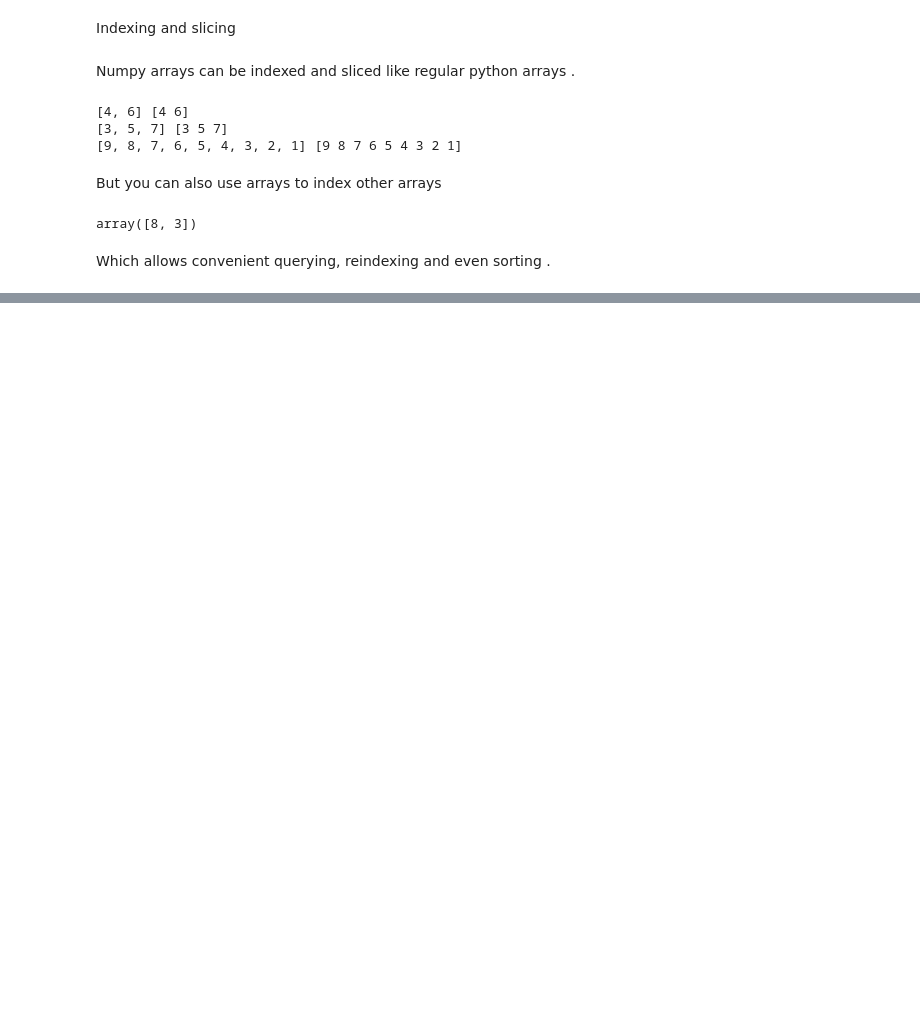
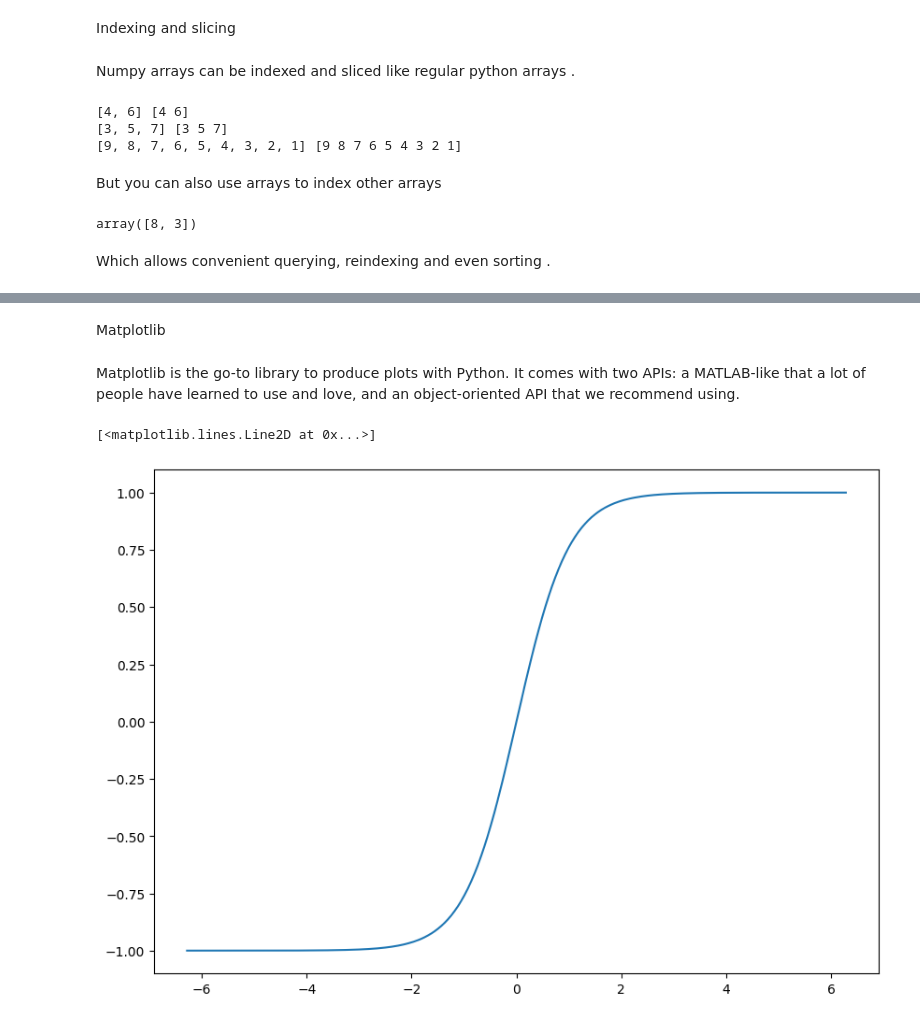
Before and after one commit to Youssra1999/ML_Projects, a Jupyter notebook: ML_Tutorials.ipynb, the cells around one changed output, grey strips where cells are left out. Drawn from its saved outputs; the diff is of its cells as text; code cells hidden in the pictures; blank space fills up the shorter version.

```diff
--- a/ML_Tutorials.ipynb
+++ b/ML_Tutorials.ipynb
@@ -71,0 +150,2 @@ print(ages < 50)
+# %% [markdown]
+Matplotlib
@@ -71,0 +155,12 @@ print(ages < 50)
+# %%
+plt.rcParams['figure.figsize'] = [10, 7]
+# %% [markdown]
+Matplotlib is the go-to library to produce plots with Python. It comes with two APIs: a MATLAB-like that a lot of people have learned to use and love, and an object-oriented API that we recommend using.
+# %%
+x = np.linspace(-2*np.pi, 2*np.pi, 400)
+y = np.tanh(x)
+fig, ax = plt.subplots()
+ax.plot(x, y)
+# %% [output]
+[<matplotlib.lines.Line2D at 0x...>]
+[figure, added]
```
Also changed, not shown: parts of 18 cells of this notebook.
